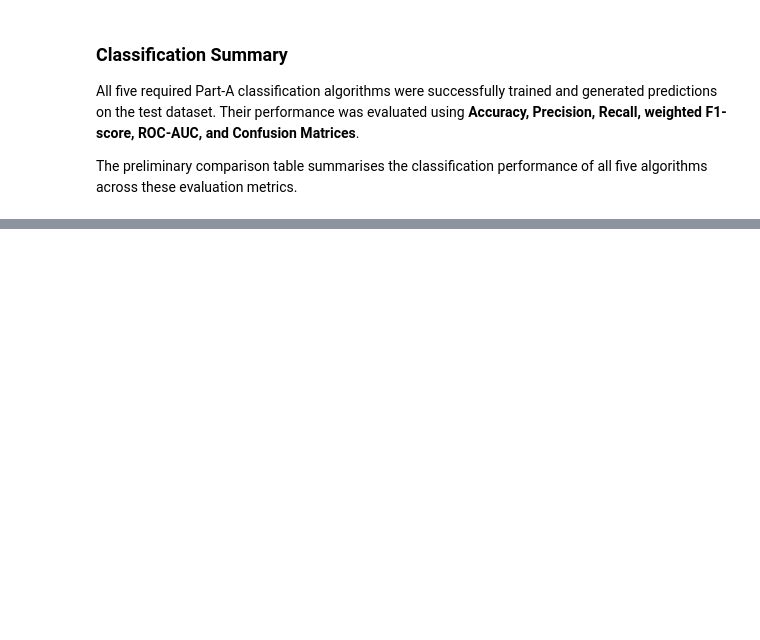
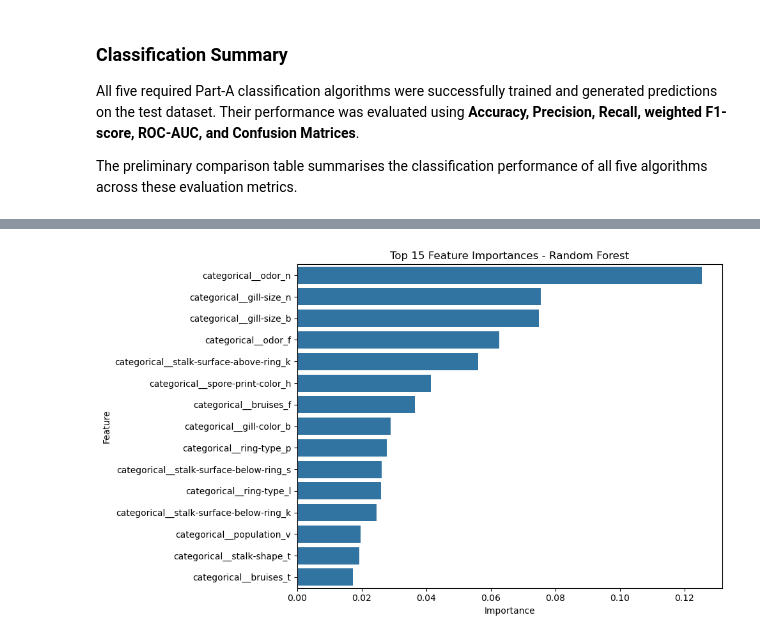
Before and after one commit to Dishitha0607/Machine-Learning-Project, a Jupyter notebook: ML_Classification.ipynb, the cells around one changed output, grey strips where cells are left out. Saved outputs shown, nothing was run; the diff lists cells and outputs as text; code cells hidden in the pictures; blank space fills up the shorter version.

```diff
--- a/ML_Classification.ipynb
+++ b/ML_Classification.ipynb
@@ -1078,0 +1209,18 @@ The preliminary comparison table summarises the classification performance of al
+# %%
+# Get feature importance
+rf_importance = rf_final_model.feature_importances_
+
+# Create a DataFrame
+rf_feature_importance = pd.DataFrame({
+    'Feature': feature_names,
+    'Importance': rf_importance
+})
+
+# Sort features by importance
+rf_feature_importance = rf_feature_importance.sort_values(
+    by='Importance',
+    ascending=False
+)
+
+# Display top 15 features
+rf_feature_importance.head(15)
@@ -1078,0 +1244,17 @@ The preliminary comparison table summarises the classification performance of al
+# %%
+plt.figure(figsize=(10, 6))
+
+sns.barplot(
+    data=rf_feature_importance.head(15),
+    x='Importance',
+    y='Feature'
+)
+
+plt.title("Top 15 Feature Importances - Random Forest")
+plt.xlabel("Importance")
+plt.ylabel("Feature")
+
+plt.tight_layout()
+plt.show()
+# %% [output]
+[figure, added]
```
Also changed, not shown: parts of 51 cells of this notebook.
